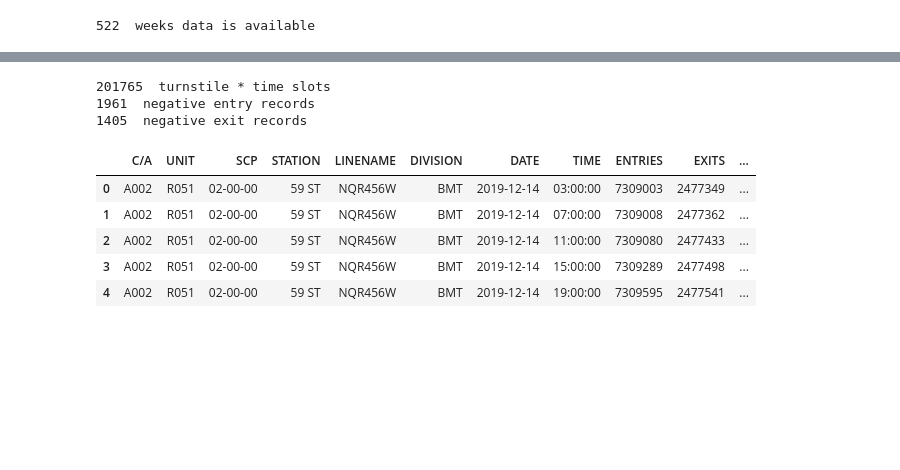
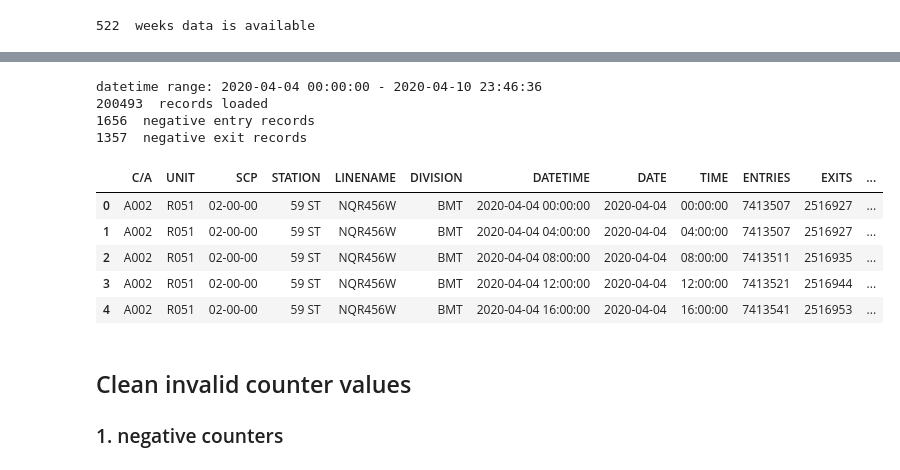
Before and after one commit to mahouoji/MobilityChange, a Jupyter notebook: data_cleaning/turnstile_cleaning_functions.ipynb, the cells around one changed output, grey strips where cells are left out. Drawn from its saved outputs; the diff is of its cells as text; code cells hidden in the pictures; blank space fills up the shorter version.

Commit message:
snapshot, load turnstile data by date range

```diff
--- a/data_cleaning/turnstile_cleaning_functions.ipynb
+++ b/data_cleaning/turnstile_cleaning_functions.ipynb
@@ -43,16 +52,22 @@ df_link['url'].tolist()[-1] # most recent data
+# %%
+def get_links_by_date(df_link, from_date, to_date):
+    links = df_link.loc[(df_link['start_date'] <= to_date) & (df_link['end_date'] >= from_date)]
+    return links
+test_links = get_links_by_date(df_link, '2020-4-4', '2020-4-10')
 # %%
 def load_data(files):
+    print('loading', len(files),'files:', files)
     raw = pd.concat(pd.read_csv(f, parse_dates={'DATETIME':['DATE', 'TIME']}) for f in files)
     raw.columns = [c.strip() for c in raw.columns] # remove white spaces
     raw['DATE'] =raw['DATETIME'].dt.date
     raw['TIME'] =raw['DATETIME'].dt.time
     print(len(raw), ' records loaded')
     # basic cleaning
-    raw = raw.dropna() #remove n/a
+    raw = raw.dropna() # remove n/a
     raw = raw.loc[raw['DESC'] == 'REGULAR'] # keep regular readings
     print(len(raw), ' regular readings')
     return raw
 
-test_raw = load_data([df_link['url'].tolist()[-20]]) # Testing using one.
+test_raw = load_data(test_links['url'].tolist()) # Testing using one.
 test_raw.head(5)
 # %% [output]
@@ -67,37 +86,48 @@ test_raw.head(5)
 # %%
-def get_counter_diff(raw):
-    keys = ['C/A','UNIT','SCP','STATION','LINENAME','DIVISION','DATE','TIME']
+def get_counter_diff(raw, from_date=None, to_date=None):
+    keys = ['C/A','UNIT','SCP','STATION','LINENAME','DIVISION','DATETIME','DATE','TIME']
     reading_diffs = raw.sort_values(keys)[keys + ['ENTRIES', 'EXITS']]
     reading_diffs['entries_bk'] = reading_diffs['ENTRIES'].diff(periods=-1)*-1 # Difference with following row
     reading_diffs['exits_bk'] = reading_diffs['EXITS'].diff(periods=-1)*-1 # Difference with following row
     reading_diffs['entries'] = reading_diffs['entries_bk']
     reading_diffs['exits'] = reading_diffs['exits_bk']
     #reading_diffs = reading_diffs.fillna(0) # Fill last line with 0
     reading_diffs.dropna(subset=['entries','exits']) # drop n/a
     # turnstile ID = C/A + SCP
     reading_diffs['id'] = reading_diffs['C/A'] + reading_diffs['SCP']
     reading_diffs['next_id'] = reading_diffs['id'].shift(-1) # turnstile ID in next row
     #reading_diffs['prev_id'] = reading_diffs['id'].shift(1) # turnstile ID in previous row
     # turnstile changed, drop this period of difference
     reading_diffs = reading_diffs.loc[reading_diffs['id'] == reading_diffs['next_id']]
+    # remove dates out of range
+    if from_date:
+        reading_diffs = reading_diffs.loc[reading_diffs['DATETIME'] >= from_date]
+    if to_date:
+        reading_diffs = reading_diffs.loc[reading_diffs['DATETIME'] <= to_date]
     # date should be continuous
-    print(len(reading_diffs), ' turnstile * time slots')
+    print('datetime range:', reading_diffs['DATETIME'].min(), '-', reading_diffs['DATETIME'].max())
+    # log
+    print(len(reading_diffs), ' records loaded')
     print(len(reading_diffs[reading_diffs['entries']<0]), ' negative entry records')
     print(len(reading_diffs[reading_diffs['exits']<0]), ' negative exit records')
     return reading_diffs
 
-test_diff = get_counter_diff(test_raw)
+test_diff = get_counter_diff(test_raw,'2020-4-1', '2020-5-1')
 test_diff.head()
 # %% [output]
-201765  turnstile * time slots
-1961  negative entry records
-1405  negative exit records
+datetime range: 2020-04-04 00:00:00 - 2020-04-10 23:46:36
+200493  records loaded
+1656  negative entry records
+1357  negative exit records
-|  | C/A | UNIT | SCP | STATION | LINENAME | DIVISION | DATE | TIME | ENTRIES | EXITS | ... |
-| 0 | A002 | R051 | 02-00-00 | 59 ST | NQR456W | BMT | 2019-12-14 | 03:00:00 | 7309003 | 2477349 | ... |
-| 1 | A002 | R051 | 02-00-00 | 59 ST | NQR456W | BMT | 2019-12-14 | 07:00:00 | 7309008 | 2477362 | ... |
-| 2 | A002 | R051 | 02-00-00 | 59 ST | NQR456W | BMT | 2019-12-14 | 11:00:00 | 7309080 | 2477433 | ... |
-| 3 | A002 | R051 | 02-00-00 | 59 ST | NQR456W | BMT | 2019-12-14 | 15:00:00 | 7309289 | 2477498 | ... |
-| 4 | A002 | R051 | 02-00-00 | 59 ST | NQR456W | BMT | 2019-12-14 | 19:00:00 | 7309595 | 2477541 | ... |
+|  | C/A | UNIT | SCP | STATION | LINENAME | DIVISION | DATETIME | DATE | TIME | ENTRIES | EXITS | ... |
+| 0 | A002 | R051 | 02-00-00 | 59 ST | NQR456W | BMT | 2020-04-04 00:00:00 | 2020-04-04 | 00:00:00 | 7413507 | 2516927 | ... |
+| 1 | A002 | R051 | 02-00-00 | 59 ST | NQR456W | BMT | 2020-04-04 04:00:00 | 2020-04-04 | 04:00:00 | 7413507 | 2516927 | ... |
+| 2 | A002 | R051 | 02-00-00 | 59 ST | NQR456W | BMT | 2020-04-04 08:00:00 | 2020-04-04 | 08:00:00 | 7413511 | 2516935 | ... |
+| 3 | A002 | R051 | 02-00-00 | 59 ST | NQR456W | BMT | 2020-04-04 12:00:00 | 2020-04-04 | 12:00:00 | 7413521 | 2516944 | ... |
+| 4 | A002 | R051 | 02-00-00 | 59 ST | NQR456W | BMT | 2020-04-04 16:00:00 | 2020-04-04 | 16:00:00 | 7413541 | 2516953 | ... |
+# %% [markdown]
+## Clean invalid counter values
+### 1. negative counters
 # %%
 def flip_negative_diff(reading_diffs, threshold=0.9):
     keys = ['C/A','SCP','UNIT']
```
Also changed, not shown: parts of 20 cells of this notebook.
